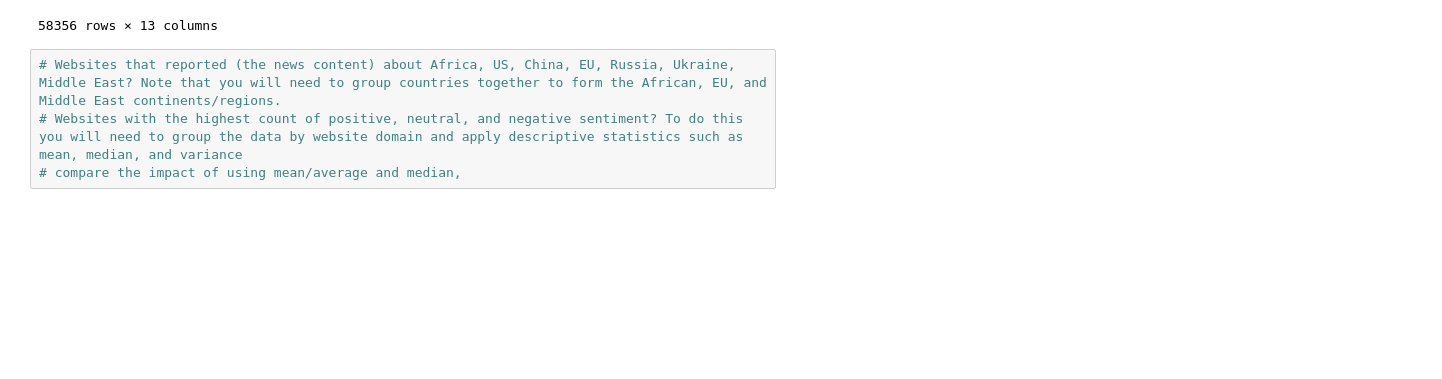
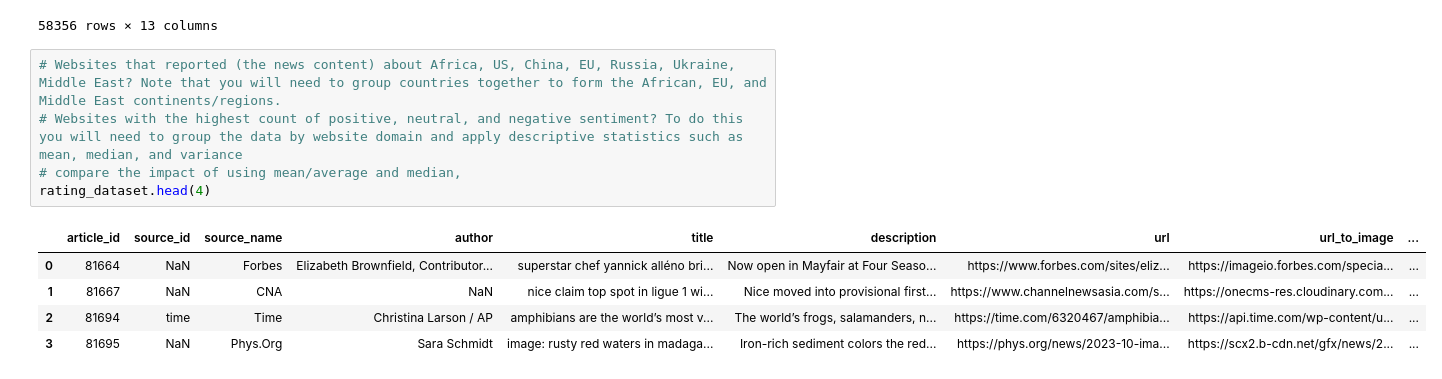
Before and after one commit to NjokiGithukuE/news_correlation_10ac_week0, a Jupyter notebook: notebooks/task1.ipynb, the cells around one changed output. Saved outputs shown, nothing was run; the diff lists cells and outputs as text; blank space fills up the shorter version.

```diff
--- a/notebooks/task1.ipynb
+++ b/notebooks/task1.ipynb
@@ -175,6 +175,13 @@ rating_dataset
 # %%
 # Websites that reported (the news content) about Africa, US, China, EU, Russia, Ukraine, Middle East? Note that you will need to group countries together to form the African, EU, and Middle East continents/regions.
 # Websites with the highest count of positive, neutral, and negative sentiment? To do this you will need to group the data by website domain and apply descriptive statistics such as mean, median, and variance
 # compare the impact of using mean/average and median,
+rating_dataset.head(4)
+# %% [output]
+|  | article_id | source_id | source_name | author | title | description | url | url_to_image | ... |
+| 0 | 81664 | NaN | Forbes | Elizabeth Brownfield, Contributor... | superstar chef yannick alléno bri... | Now open in Mayfair at Four Seaso... | https://www.forbes.com/sites/eliz... | https://imageio.forbes.com/specia... | ... |
+| 1 | 81667 | NaN | CNA | NaN | nice claim top spot in ligue 1 wi... | Nice moved into provisional first... | https://www.channelnewsasia.com/s... | https://onecms-res.cloudinary.com... | ... |
+| 2 | 81694 | time | Time | Christina Larson / AP | amphibians are the world’s most v... | The world’s frogs, salamanders, n... | https://time.com/6320467/amphibia... | https://api.time.com/wp-content/u... | ... |
+| 3 | 81695 | NaN | Phys.Org | Sara Schmidt | image: rusty red waters in madaga... | Iron-rich sediment colors the red... | https://phys.org/news/2023-10-ima... | https://scx2.b-cdn.net/gfx/news/2... | ... |
 # %%
 # check the distribution of sentiments for a particular domain (select the top 10 domains by visitors traffic) amount of news reported or vs the global news sentiment distribution)
```
Also changed, not shown: parts of 2 cells of this notebook, 1 other file.
